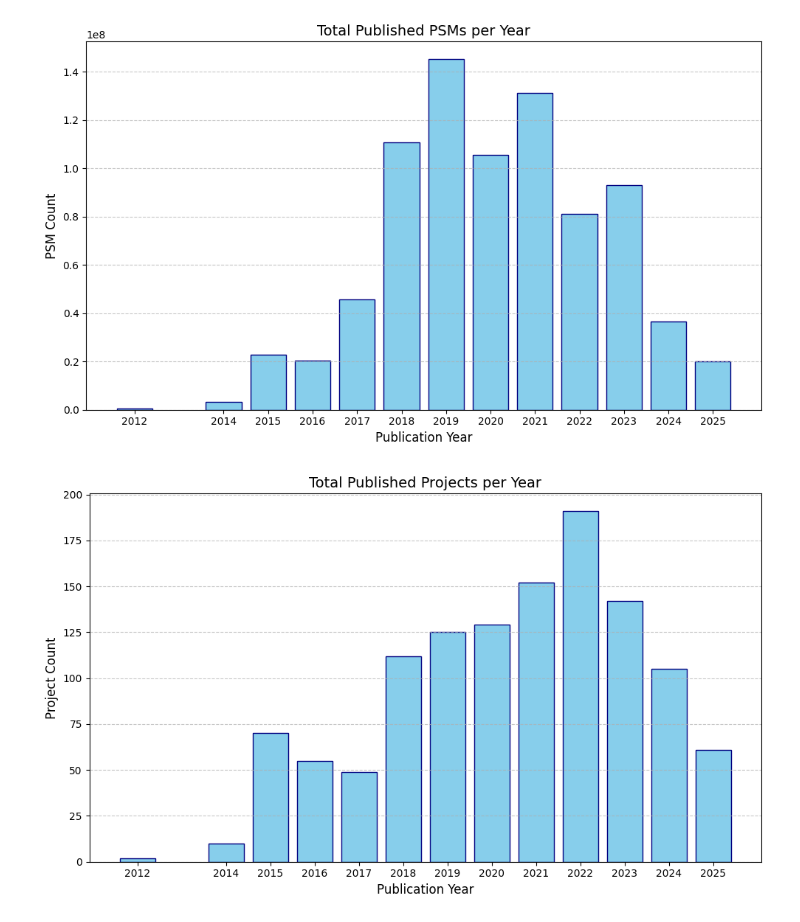
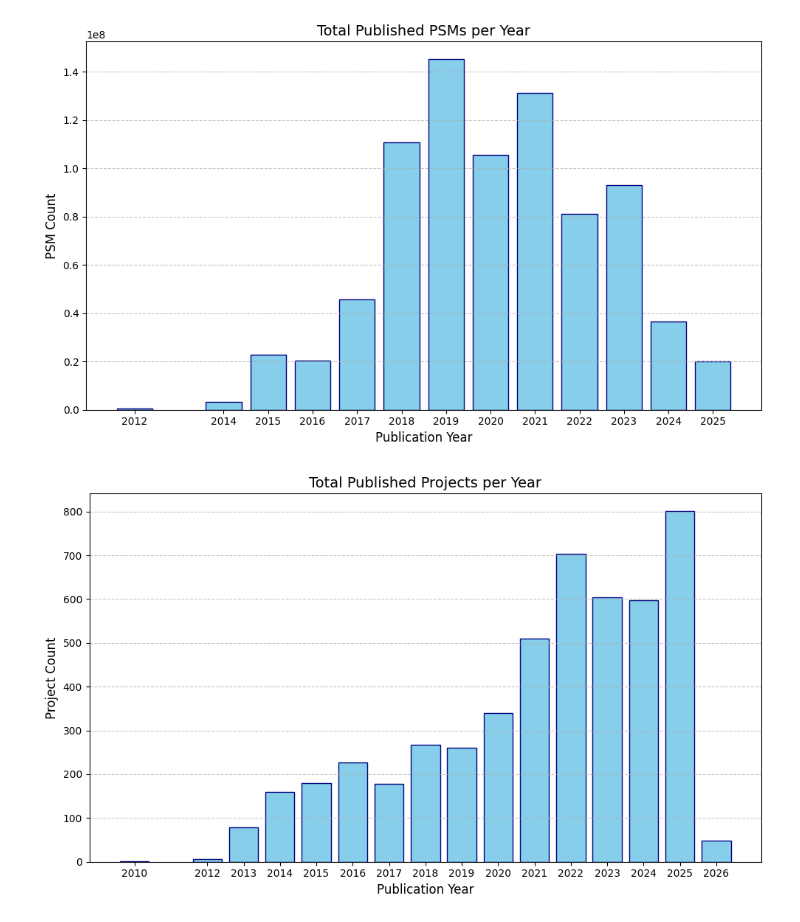
Before and after one commit to usiGrabber/usiGrabber, a Jupyter notebook: experimental/data_overview.ipynb, the cells around one changed output. Saved outputs shown, nothing was run; the diff lists cells and outputs as text; code cells hidden in the pictures.

```diff
--- a/experimental/data_overview.ipynb
+++ b/experimental/data_overview.ipynb
@@ -481,32 +481,32 @@ projects_per_year = pd.read_sql(
     SELECT
         EXTRACT(YEAR FROM p.publication_date) AS year,
         COUNT(p.*) AS project_count
     FROM (
         SELECT p.accession, p.publication_date, COUNT(mf.*)
         FROM projects p
         LEFT JOIN mzid_files mf ON mf.project_accession = p.accession
         WHERE p.end_time IS NOT NULL
         GROUP BY p.accession, p.publication_date
-        HAVING COUNT(mf.*) > 0
+        HAVING COUNT(mf.*) = 0
     ) p
     GROUP BY
         year
     ORDER BY
         year DESC;
     """,
     con=engine,
 ).sort_values("year")
 
 plt.figure(figsize=(10, 6))
 plt.bar(projects_per_year['year'], projects_per_year['project_count'], color='skyblue', edgecolor='navy')
 plt.title('Total Published Projects per Year', fontsize=14)
 plt.xlabel('Publication Year', fontsize=12)
 plt.ylabel('Project Count', fontsize=12)
 plt.xticks(ticks=projects_per_year['year']) # Ensure every year is shown
 plt.grid(axis='y', linestyle='--', alpha=0.7)
 plt.tight_layout()
 # plt.savefig('psm_counts_bar.png')
 # plt.close()
 plt.show()
 # %% [output]
-[figure, old version]
+[figure, new version]
```
Also changed, not shown: parts of 11 cells of this notebook.
